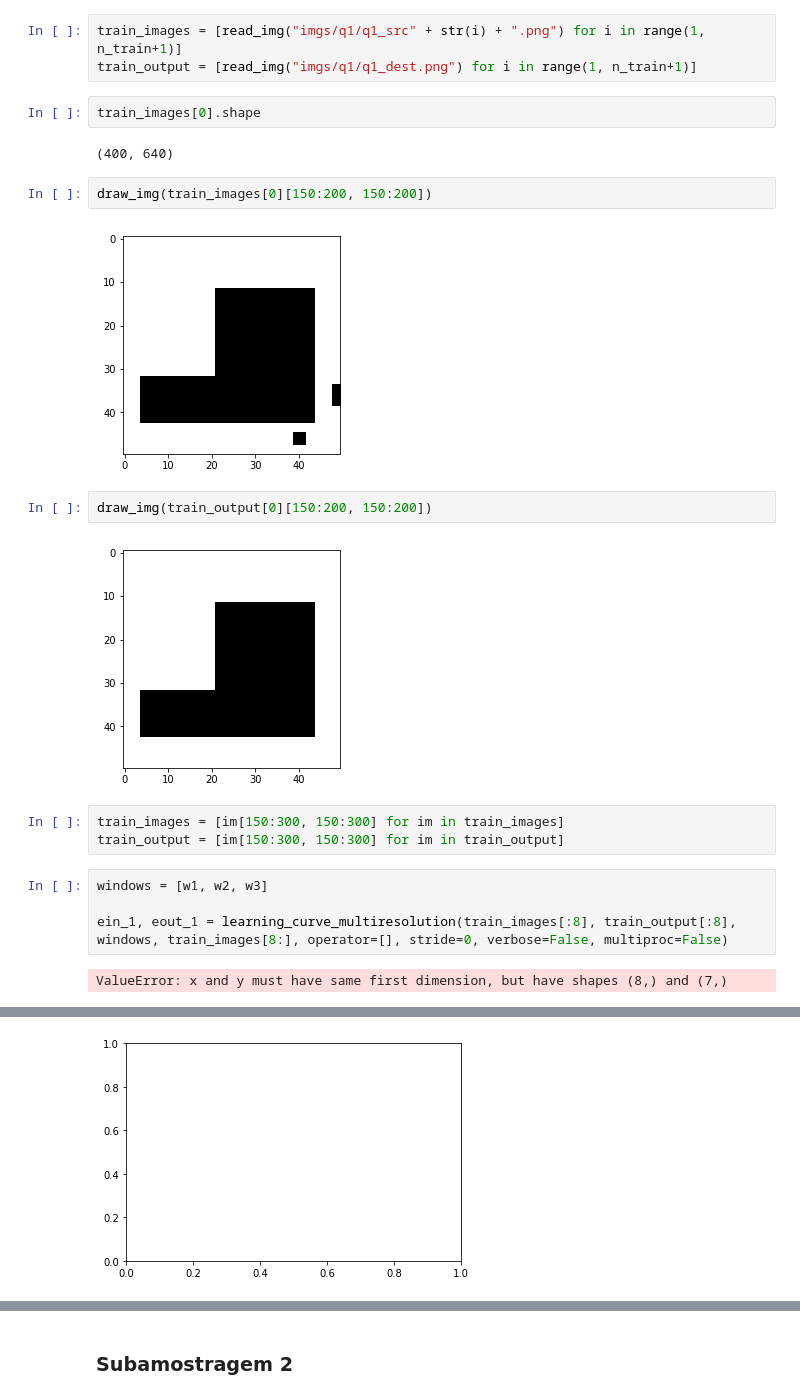
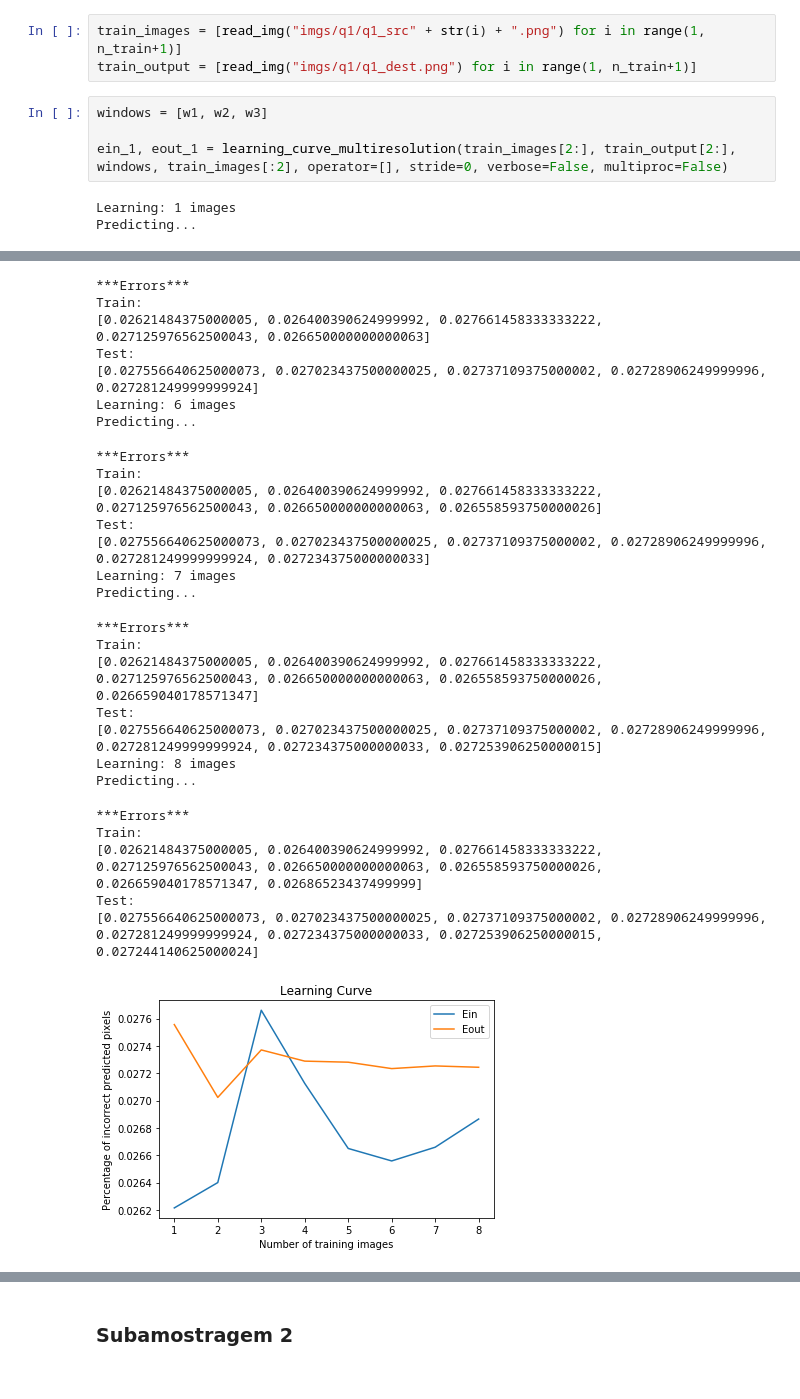
Before and after one commit to lgmoneda/mac5832, a Jupyter notebook: ep2/5917641- Luis Gustavo Moneda dos Santos - ep2.ipynb, the cells around one changed output, grey strips where cells are left out. Cells and saved outputs as stored; diff of their text form.

```diff
--- a/ep2/5917641- Luis Gustavo Moneda dos Santos - ep2.ipynb
+++ b/ep2/5917641- Luis Gustavo Moneda dos Santos - ep2.ipynb
@@ -377,24 +393,10 @@ ein_1, eout_1 = learning_curve_multiresolution(train_images[:4], train_output[:4
 # %%
 train_images = [read_img("imgs/q1/q1_src" + str(i) + ".png") for i in range(1, n_train+1)]
 train_output = [read_img("imgs/q1/q1_dest.png") for i in range(1, n_train+1)]
-# %%
-train_images[0].shape
-# %% [output]
-(400, 640)
-# %%
-draw_img(train_images[0][150:200, 150:200])
-# %% [output]
-[figure, removed]
-# %%
-draw_img(train_output[0][150:200, 150:200])
-# %% [output]
-[figure, removed]
-# %%
-train_images = [im[150:300, 150:300] for im in train_images]
-train_output = [im[150:300, 150:300] for im in train_output]
 # %%
 windows = [w1, w2, w3]
 
-ein_1, eout_1 = learning_curve_multiresolution(train_images[:8], train_output[:8], windows, train_images[8:], operator=[], stride=0, verbose=False, multiproc=False)
+ein_1, eout_1 = learning_curve_multiresolution(train_images[2:], train_output[2:], windows, train_images[:2], operator=[], stride=0, verbose=False, multiproc=False)
 # %% [output]
-ValueError: x and y must have same first dimension, but have shapes (8,) and (7,)
+Learning: 1 images
+Predicting...
@@ -401,2 +431,28 @@ ValueError: x and y must have same first dimension, but have shapes (8,) and (7,
+***Errors***
+Train:
+[0.02621484375000005, 0.026400390624999992, 0.027661458333333222, 0.027125976562500043, 0.026650000000000063]
+Test:
+[0.027556640625000073, 0.027023437500000025, 0.02737109375000002, 0.02728906249999996, 0.027281249999999924]
+Learning: 6 images
+Predicting...
+***Errors***
+Train:
+[0.02621484375000005, 0.026400390624999992, 0.027661458333333222, 0.027125976562500043, 0.026650000000000063, 0.026558593750000026]
+Test:
+[0.027556640625000073, 0.027023437500000025, 0.02737109375000002, 0.02728906249999996, 0.027281249999999924, 0.027234375000000033]
+Learning: 7 images
+Predicting...
+***Errors***
+Train:
+[0.02621484375000005, 0.026400390624999992, 0.027661458333333222, 0.027125976562500043, 0.026650000000000063, 0.026558593750000026, 0.026659040178571347]
+Test:
+[0.027556640625000073, 0.027023437500000025, 0.02737109375000002, 0.02728906249999996, 0.027281249999999924, 0.027234375000000033, 0.027253906250000015]
+Learning: 8 images
+Predicting...
+***Errors***
+Train:
+[0.02621484375000005, 0.026400390624999992, 0.027661458333333222, 0.027125976562500043, 0.026650000000000063, 0.026558593750000026, 0.026659040178571347, 0.02686523437499999]
+Test:
+[0.027556640625000073, 0.027023437500000025, 0.02737109375000002, 0.02728906249999996, 0.027281249999999924, 0.027234375000000033, 0.027253906250000015, 0.027244140625000024]
-[figure, old version]
+[figure, new version]
 # %%
```
Also changed, not shown: parts of 14 cells of this notebook.
